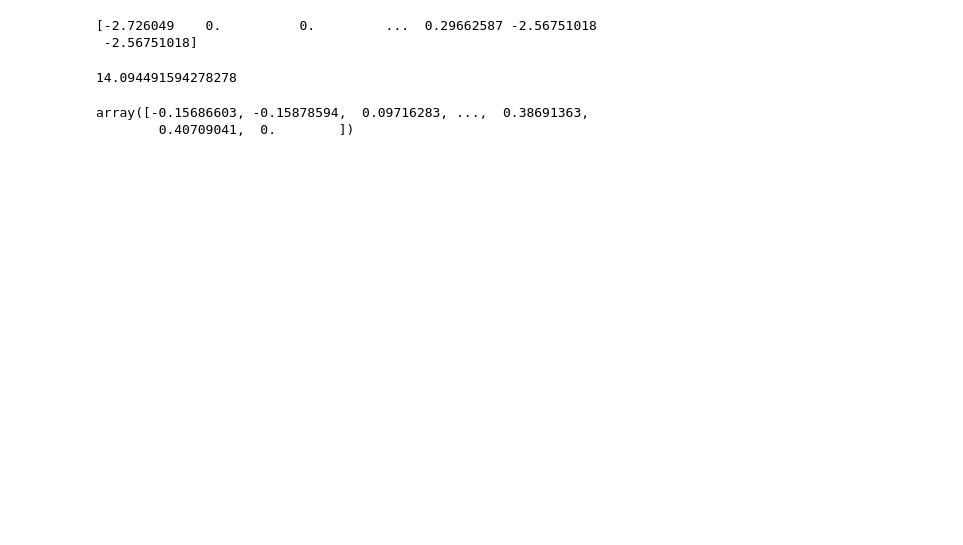
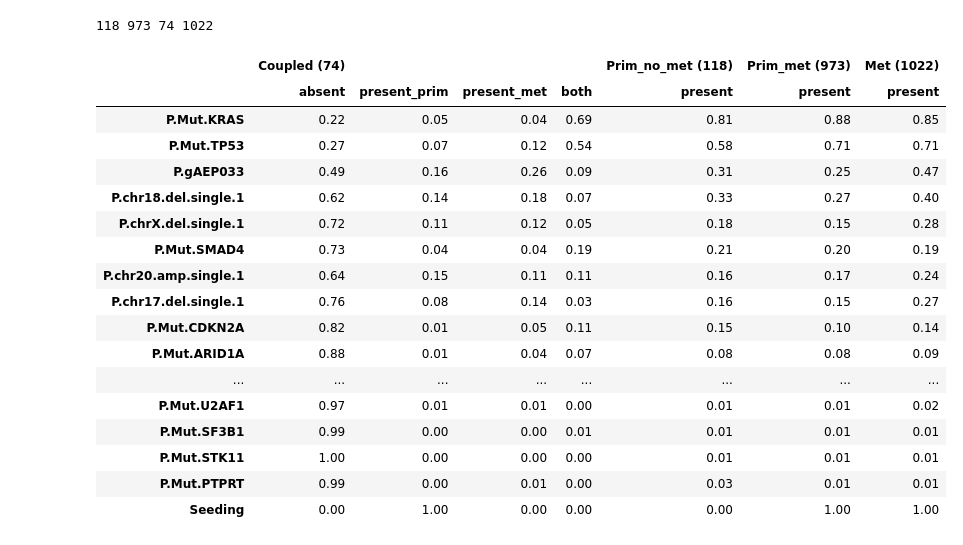
Before and after one commit to cbg-ethz/metMHN, a Jupyter notebook: src/data_analysis.ipynb, the cells around one changed output. Cells and saved outputs as stored; diff of their text form; code cells hidden in the pictures; blank space fills up the shorter version.

```diff
--- a/src/data_analysis.ipynb
+++ b/src/data_analysis.ipynb
@@ -161,12 +50,21 @@ print(dat_coupled.sum(axis=1))
+# %%
+start = 'P.Mut.KRAS'
+stop = 'M.Mut.PTPRT'
+mult = dat.set_index(["paired", "metaStatus"])
+cleaned = mult.loc[zip(*[[0,0,0,1],["present", "absent", "isMetastasis", "isPaired"]]), start:stop]
+cleaned = cleaned.sort_index()
+cleaned.loc[(0, ["present", "isMetastasis"]), "Seeding"] = 1
+cleaned.loc[(0, "absent"), "Seeding"] = 0
+cleaned.loc[(1, "isPaired"), "Seeding"] = 1
+events = cleaned.columns.to_list()[::2]
+dat_prim_nomet, dat_met_only, dat_prim_met, dat_coupled = utils.split_data(cleaned)
+print(dat_prim_nomet.shape[0], dat_prim_met.shape[0], dat_coupled.shape[0], dat_met_only.shape[0])
+# %% [output]
+118 973 74 1022
 # %%
-n = (dat.shape[1] -1)//2
+n = (cleaned.shape[1]-1)//2
 n += 1
-lam1_start = np.log(30/391)
-lam2_start = np.log(30/391) # observed mean time to second diagnosis is 391 days
-indep = utils.indep(dat)
-indep = indep.at[np.diag_indices(n)].add(lam2_start) # Assumption diagnosis and progression rates are on the same scale
+lam1_start = np.log(3/87)
+lam2_start = np.log(30/87) # observed mean time to second diagnosis is 87/162 days
+indep = utils.indep(jnp.vstack((dat_met_only, dat_prim_met, dat_prim_nomet)), dat_coupled)
 start_params = np.append(indep, [lam1_start, lam2_start])
-print(start_params)
-# %% [output]
-[-2.726049    0.          0.         ...  0.29662587 -2.56751018
- -2.56751018]
@@ -175,10 +70,0 @@ dat_coupled = dat_coupled.at[dat_coupled.sum(axis=1) > 1, ].get()
-# %%
-reg_opt.log_lik(start_params, dat_prim_met, dat_prim_nomet, dat_coupled, dat_met_only, 0.01, 0.8)
-# %% [output]
-14.094491594278278
-# %%
-res = reg_opt.grad(start_params, dat_prim_met, dat_prim_nomet, dat_coupled, dat_met_only, 0.01, 0.8)
-res
-# %% [output]
-array([-0.15686603, -0.15878594,  0.09716283, ...,  0.38691363,
-        0.40709041,  0.        ])
@@ -185 +73,40 @@ array([-0.15686603, -0.15878594,  0.09716283, ...,  0.38691363,
+# %%
+n_mod = n-1
+arr = dat_coupled * np.array([1,2]*n_mod+[1])
+arr = arr @ (np.diag([1,0]*n_mod+[1]) + np.diag([1,0]*n_mod, -1))
+counts = np.zeros((7, n))
+for i in range(0,2*n,2):
+    i_h = int(i/2)
+    for j in range(4):
+        counts[j, i_h] = np.count_nonzero(arr[:,i]==j)/dat_coupled.shape[0]
+    counts[4, i_h] = np.sum(dat_prim_nomet[:, i], axis=0)/dat_prim_nomet.shape[0]
+    counts[5, i_h] = (np.sum(dat_prim_met[:, i], axis=0))/dat_prim_met.shape[0]
+    counts[6, i_h] = (np.sum(dat_met_only[:, i+1], axis=0))/dat_met_only.shape[0]
+
+labels = [["Coupled ("+str(dat_coupled.shape[0])+")"]*4 +\
+          ["Prim_no_met ("+str(dat_prim_nomet.shape[0])+")"] +\
+          ["Prim_met ("+str(dat_prim_met.shape[0])+")"] +["Met ("+str(dat_met_only.shape[0])+")"],
+          ["absent", "present_prim", "present_met", "both"] + ["present"]*3]
+
+inds =  pd.MultiIndex.from_tuples(list(zip(*labels)))
+pd.DataFrame(np.around(counts, 2), columns=events, index=inds).T
+# %% [output]
+|  | Coupled (74) |  |  |  | Prim_no_met (118) | Prim_met (973) | Met (1022) |
+|  | absent | present_prim | present_met | both | present | present | present |
+| P.Mut.KRAS | 0.22 | 0.05 | 0.04 | 0.69 | 0.81 | 0.88 | 0.85 |
+| P.Mut.TP53 | 0.27 | 0.07 | 0.12 | 0.54 | 0.58 | 0.71 | 0.71 |
+| P.gAEP033 | 0.49 | 0.16 | 0.26 | 0.09 | 0.31 | 0.25 | 0.47 |
+| P.chr18.del.single.1 | 0.62 | 0.14 | 0.18 | 0.07 | 0.33 | 0.27 | 0.40 |
+| P.chrX.del.single.1 | 0.72 | 0.11 | 0.12 | 0.05 | 0.18 | 0.15 | 0.28 |
+| P.Mut.SMAD4 | 0.73 | 0.04 | 0.04 | 0.19 | 0.21 | 0.20 | 0.19 |
+| P.chr20.amp.single.1 | 0.64 | 0.15 | 0.11 | 0.11 | 0.16 | 0.17 | 0.24 |
+| P.chr17.del.single.1 | 0.76 | 0.08 | 0.14 | 0.03 | 0.16 | 0.15 | 0.27 |
+| P.Mut.CDKN2A | 0.82 | 0.01 | 0.05 | 0.11 | 0.15 | 0.10 | 0.14 |
+| P.Mut.ARID1A | 0.88 | 0.01 | 0.04 | 0.07 | 0.08 | 0.08 | 0.09 |
+| ... | ... | ... | ... | ... | ... | ... | ... |
+| P.Mut.U2AF1 | 0.97 | 0.01 | 0.01 | 0.00 | 0.01 | 0.01 | 0.02 |
+| P.Mut.SF3B1 | 0.99 | 0.00 | 0.00 | 0.01 | 0.01 | 0.01 | 0.01 |
+| P.Mut.STK11 | 1.00 | 0.00 | 0.00 | 0.00 | 0.01 | 0.01 | 0.01 |
+| P.Mut.PTPRT | 0.99 | 0.00 | 0.01 | 0.00 | 0.03 | 0.01 | 0.01 |
+| Seeding | 0.00 | 1.00 | 0.00 | 0.00 | 0.00 | 1.00 | 1.00 |
 # %%
```
Also changed, not shown: parts of 17 cells of this notebook, 5 other files.
